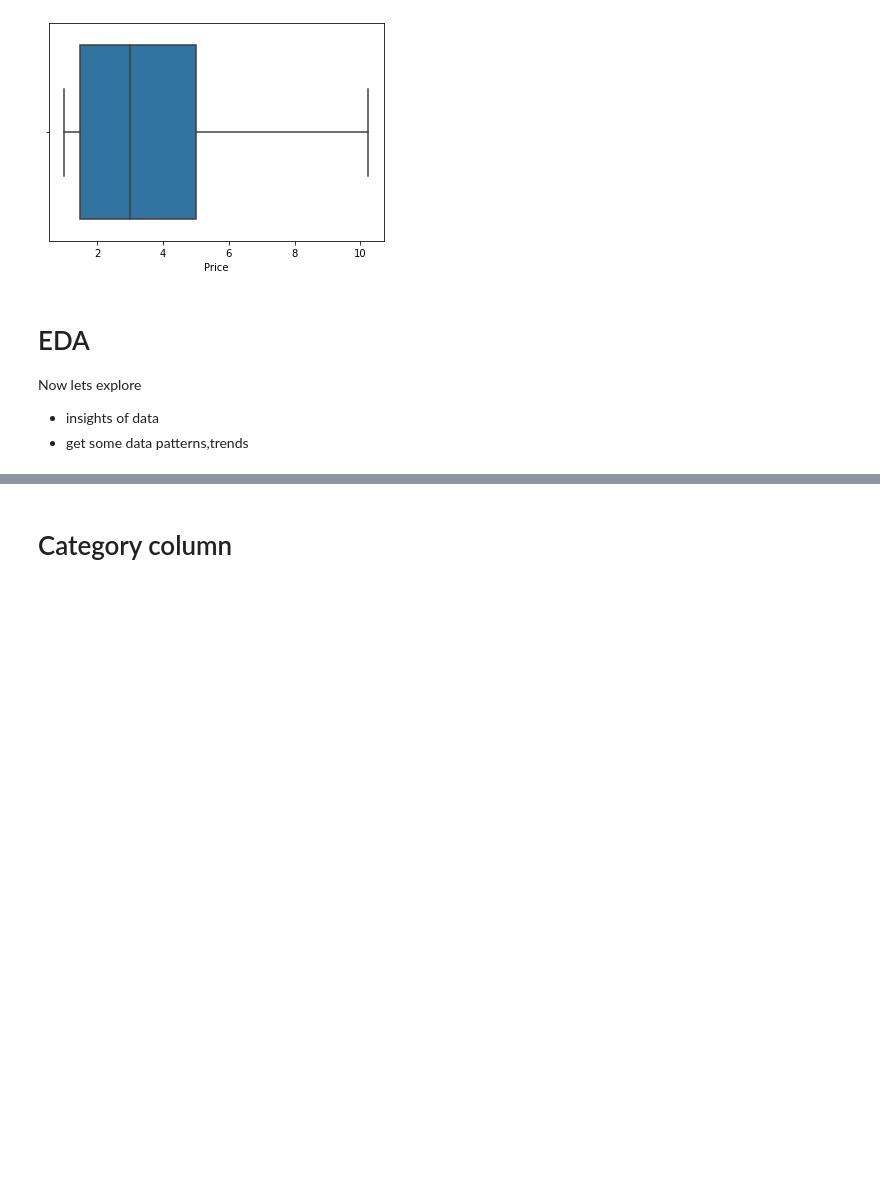
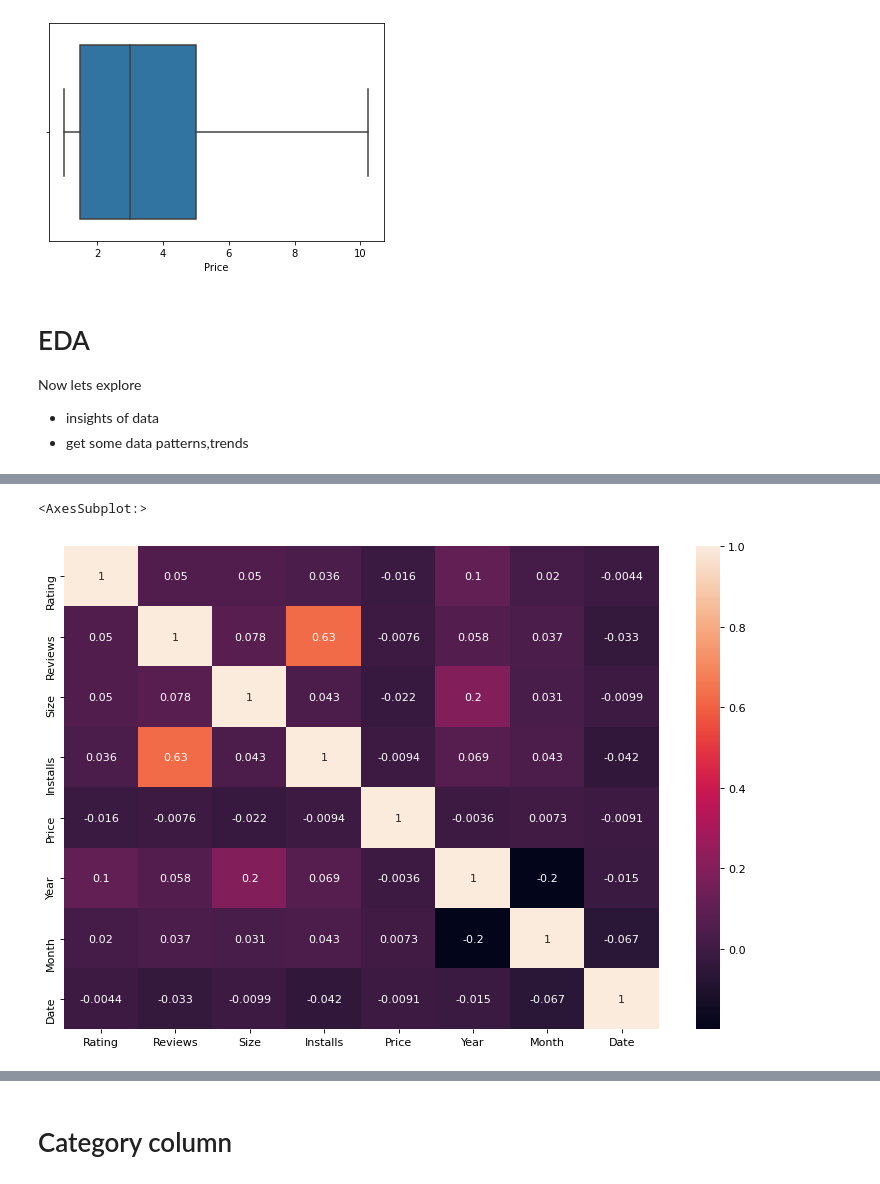
Before and after one commit to MIlanJP/project-eda, a Jupyter notebook: Play Store App Review Analysis - Capstone Project.ipynb, the cells around one changed output, grey strips where cells are left out. Saved outputs shown, nothing was run; the diff lists cells and outputs as text; code cells hidden in the pictures; blank space fills up the shorter version.

```diff
--- a/Play Store App Review Analysis - Capstone Project.ipynb
+++ b/Play Store App Review Analysis - Capstone Project.ipynb
@@ -1102,0 +1116,8 @@ Now lets explore
+# %%
+correlation_matrix=numerical_data.corr()
+# %%
+plt.figure(figsize=(12,8),dpi=80)
+sns.heatmap(correlation_matrix,annot=True)
+# %% [output]
+<AxesSubplot:>
+[figure, added]
```
Also changed, not shown: parts of 58 cells of this notebook.
